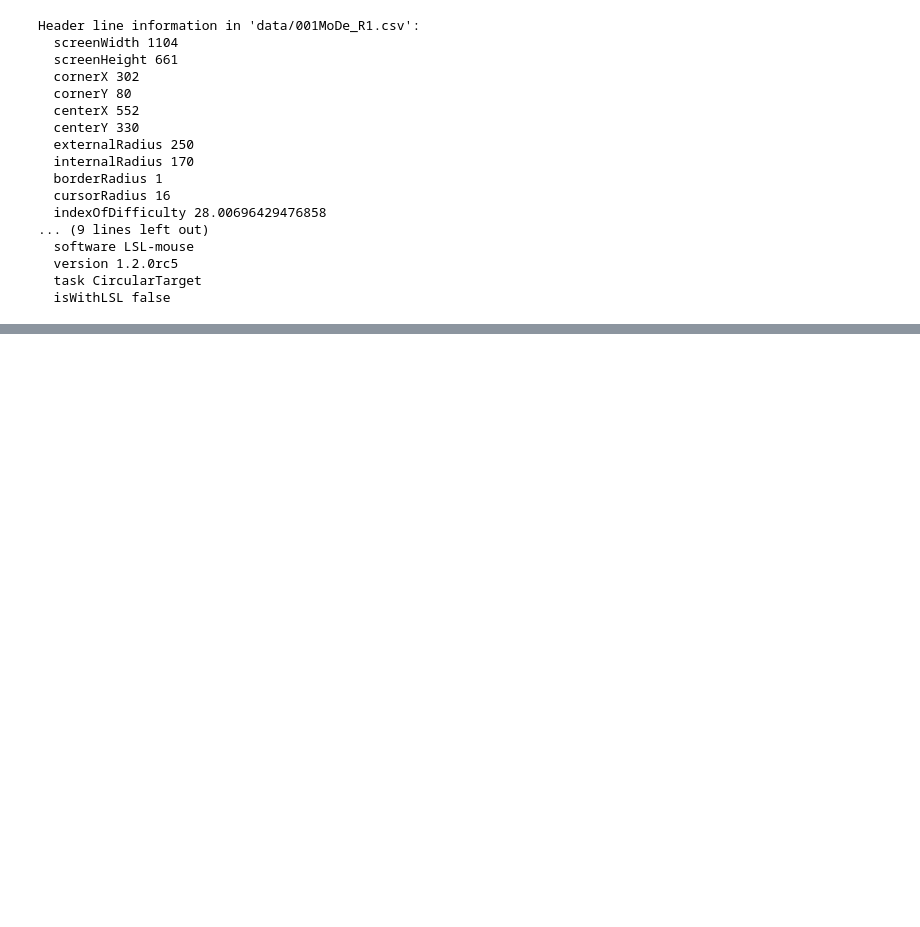
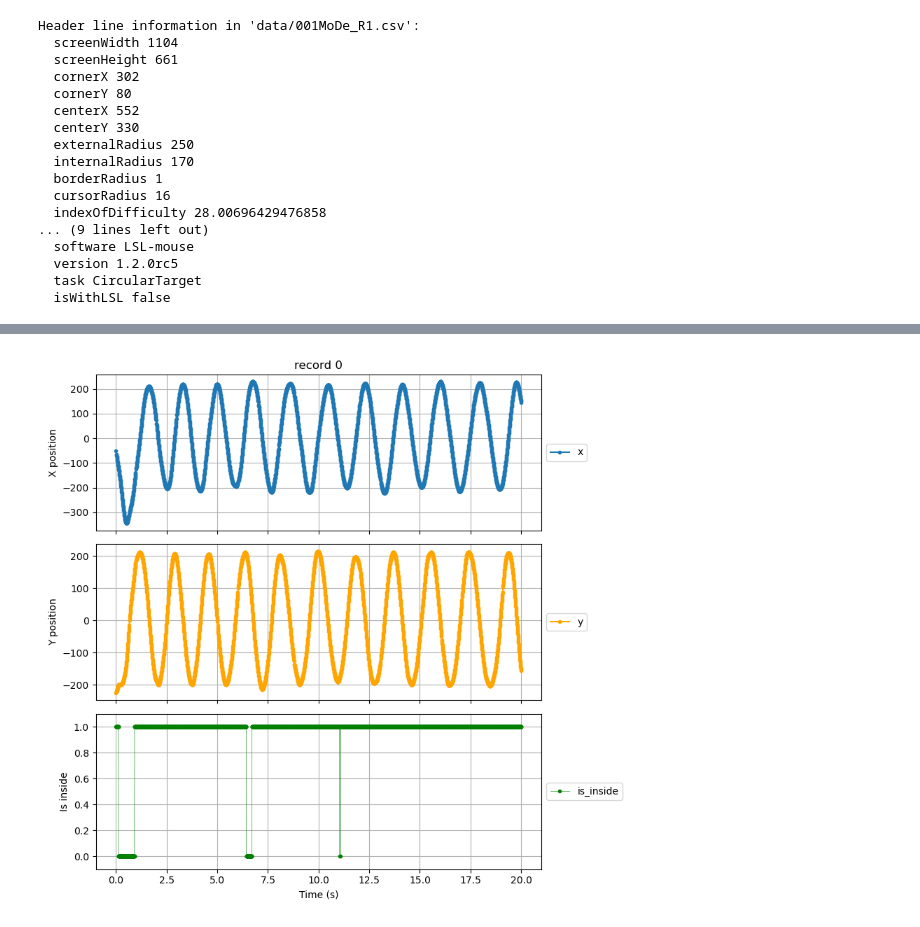
Before and after one commit to AlexisLag-student/IEAP-CircularTask, a Jupyter notebook: CircularTask.ipynb, the cells around one changed output, grey strips where cells are left out. Saved outputs shown, nothing was run; the diff lists cells and outputs as text; code cells hidden in the pictures; blank space fills up the shorter version.

```diff
--- a/CircularTask.ipynb
+++ b/CircularTask.ipynb
@@ -326,0 +346,99 @@ plt.show()
+# %%
+import numpy as np
+import matplotlib.pyplot as plt
+
+FILE = "./data/001MoDe_R1.csv"
+
+full_data = np.genfromtxt(FILE, delimiter=',', skip_header=3, names=True)
+
+data = full_data[['timestamp', 'mouseX', 'mouseY', 'mouseInTarget']]
+
+CENTER_X = 552
+CENTER_Y = 330
+
+
+
+def find_segments(data):
+    ts = data["timestamp"]
+    segments = []
+    start = None
+
+    if ts[0] > 0:
+        start = 0
+
+    for i in range(1, len(ts)):
+        if ts[i-1] == 0 and ts[i] > 0:
+            start = i
+
+        if ts[i] == 0 and start is not None:
+            segments.append((start, i))
+            start = None
+
+    if start is not None:
+        segments.append((start, len(ts)))
+
+    return segments
+
+
+segments_indices = find_segments(data)
+
+
+
+def process_segments(data_slice):
+    Xc = data_slice['mouseX'] - CENTER_X
+    Yc = data_slice['mouseY'] - CENTER_Y
+
+    t0 = data_slice['timestamp'][0]
+    T_full = (data_slice['timestamp'] - t0) / 1000.0
+
+    MT = data_slice['mouseInTarget']
+
+    diff_ts = np.diff(data_slice['timestamp'])
+    progress_idx = np.where(diff_ts > 0)[0]
+
+    if len(progress_idx) > 0:
+        last_valid = progress_idx[-1] + 1
+    else:
+        last_valid = len(data_slice)
+
+    return (
+        T_full[:last_valid],
+        Xc[:last_valid],
+        Yc[:last_valid],
+        MT[:last_valid]
+    )
+
+
+segments = [process_segments(data[start:end]) for start, end in segments_indices]
+
+
+
+def plot_segment(T, X, Y, target, segment_number):
+    fig, (ax1, ax2, ax3) = plt.subplots(3, 1, figsize=(10, 8), sharex=True)
+
+    ax1.plot(T, X, linestyle='-', marker=".", label="x")
+    ax1.set_ylabel("X position")
+    ax1.set_title(f"record {segment_number - 1}")
+    ax1.grid(True)
+    ax1.legend(loc="center left", bbox_to_anchor=(1, 0.5))
+
+
+    ax2.plot(T, -Y, linestyle='-', marker=".", color='orange', label="y")
+    ax2.set_ylabel("Y position")
+    ax2.grid(True)
+    ax2.legend(loc="center left", bbox_to_anchor=(1, 0.5))
+
+    ax3.plot(T, target, linestyle='-', marker=".", linewidth=0.4, color='green', label="is_inside")
+    ax3.set_xlabel("Time (s)")
+    ax3.set_ylabel("Is inside")
+    ax3.set_ylim(-0.1, 1.1)
+    ax3.grid(True)
+    ax3.legend(loc="center left", bbox_to_anchor=(1, 0.5))
+
+    plt.tight_layout(rect=[0, 0, 0.85, 1])
+    plt.show()
+
+for i, (T, X, Y, trg) in enumerate(segments, start=1):
+    plot_segment(T, X, Y, trg, i)
+# %% [output]
+[figure, added]
```
Also changed, not shown: parts of 8 cells of this notebook.
